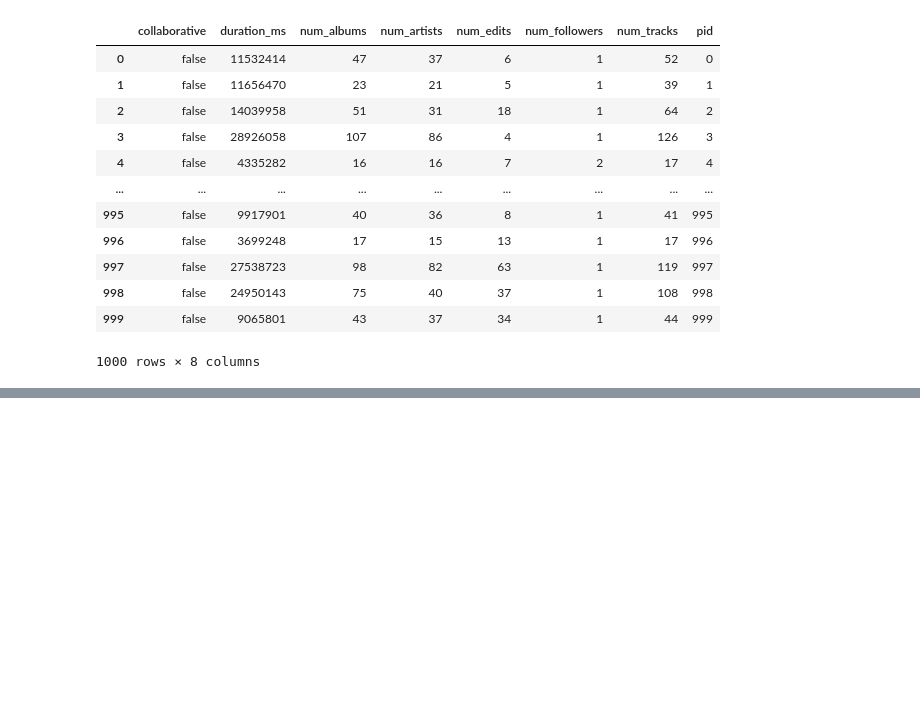
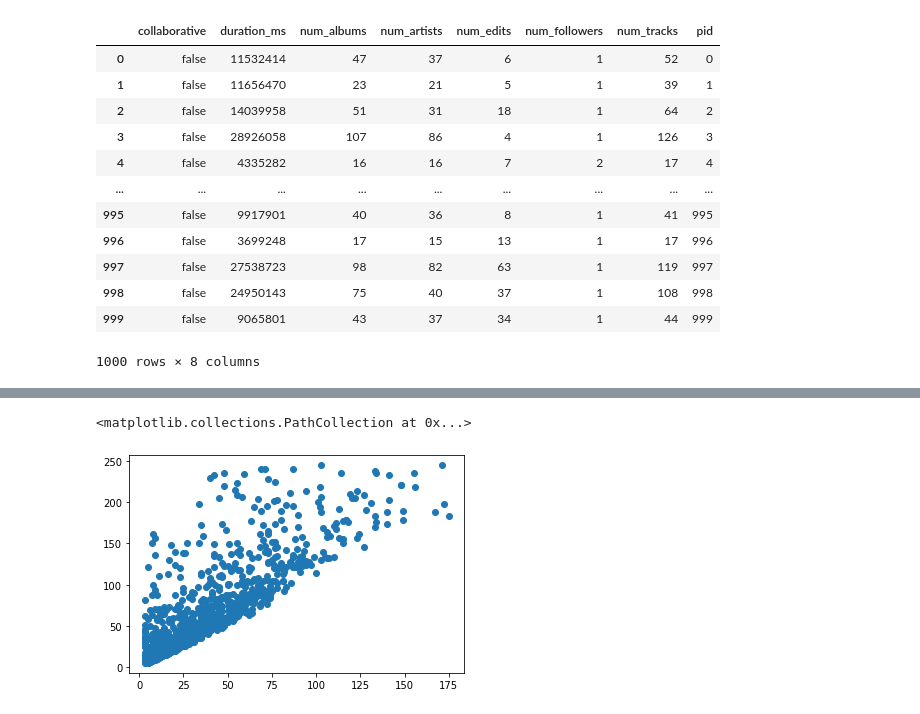
Before and after one commit to chris-stellato/capstone1, a Jupyter notebook: EDA_capstone1_day2.ipynb, the cells around one changed output, grey strips where cells are left out. Saved outputs shown, nothing was run; the diff lists cells and outputs as text; code cells hidden in the pictures; blank space fills up the shorter version.

```diff
--- a/EDA_capstone1_day2.ipynb
+++ b/EDA_capstone1_day2.ipynb
@@ -191,0 +201,8 @@ df = cleaned_frame
+# %%
+#comparing number of artists to number of tracks (playlist diversity?) - seems interesting, consistent ratio?
+plt.scatter(df.num_artists, df.num_tracks)
+#explore plotting the line of completely diverse songs
+#entropy of a group: think of a way to score the diversity numerically? (distance from the 1:1 ratio line, or, more simply: ratio of artists to tracks)
+# %% [output]
+<matplotlib.collections.PathCollection at 0x...>
+[figure, added]
```
Also changed, not shown: parts of 21 cells of this notebook.
